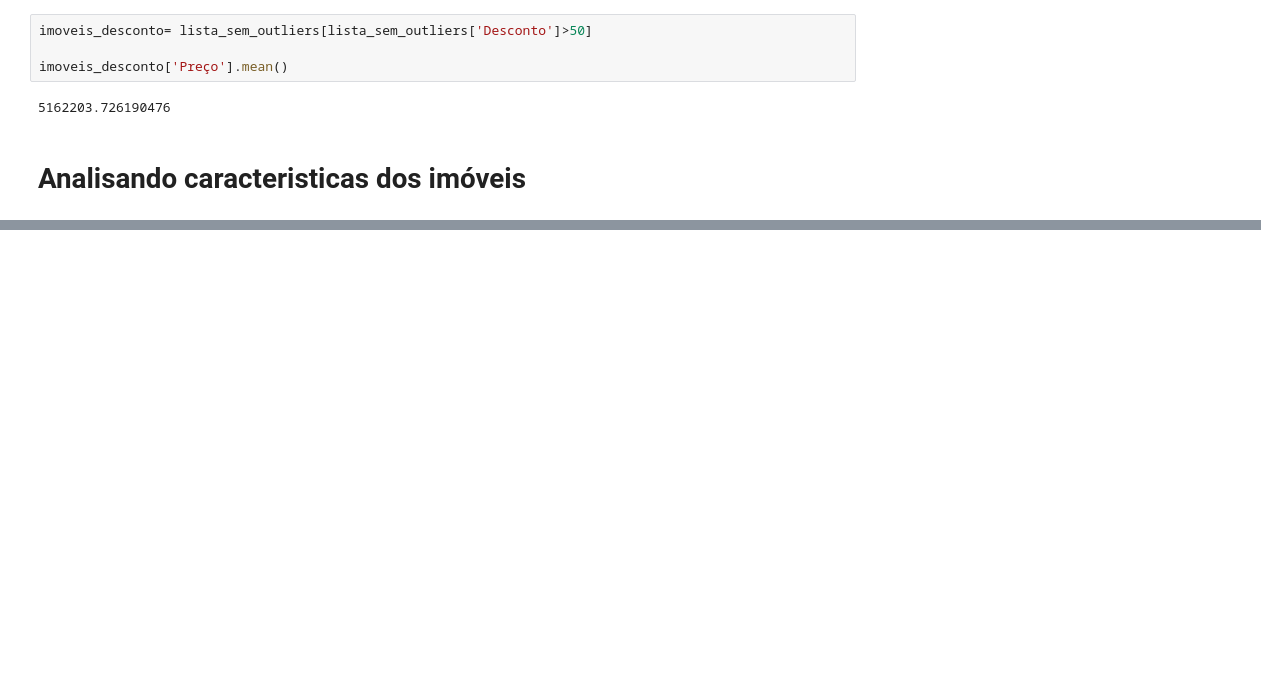
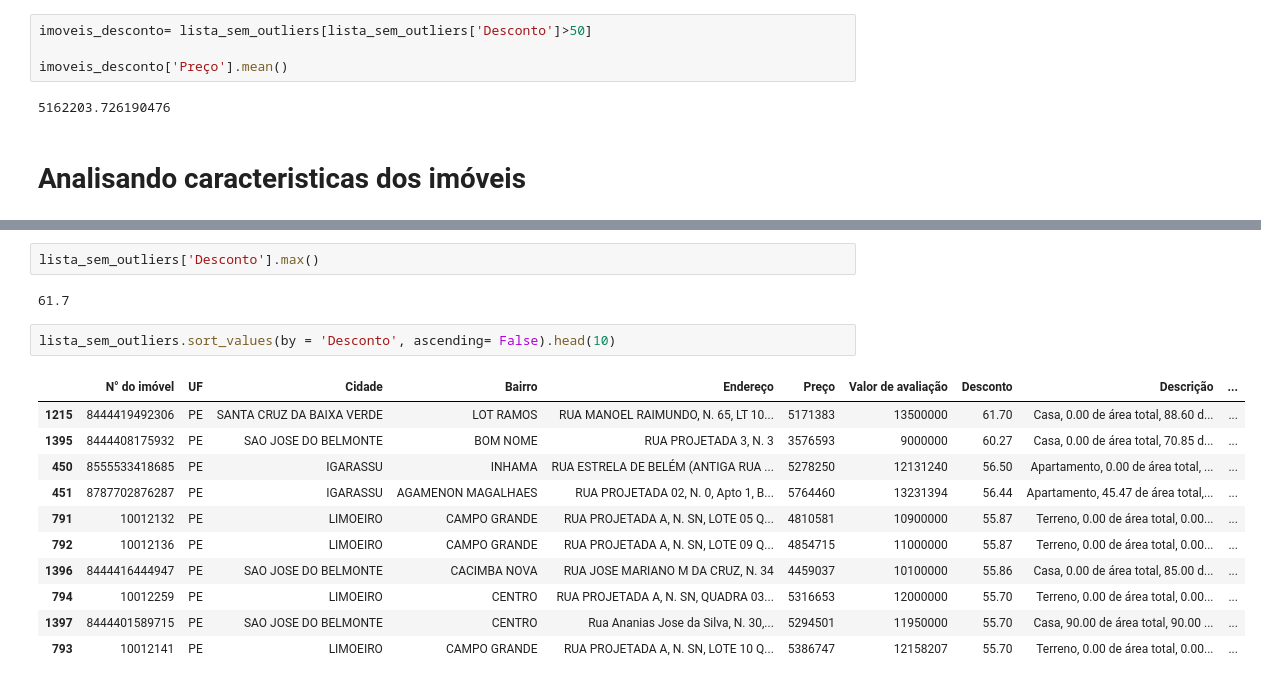
Before and after one commit to Cecimedeiros/analise_imoveis_pe, a Jupyter notebook: imoveis_pe.ipynb, the cells around one changed output, grey strips where cells are left out. Saved outputs shown, nothing was run; the diff lists cells and outputs as text; blank space fills up the shorter version.

```diff
--- a/imoveis_pe.ipynb
+++ b/imoveis_pe.ipynb
@@ -444,0 +593,18 @@ print(top_10_cidades)
+# %%
+lista_sem_outliers['Desconto'].max()
+# %% [output]
+61.7
+# %%
+lista_sem_outliers.sort_values(by = 'Desconto', ascending= False).head(10)
+# %% [output]
+|  | N° do imóvel | UF | Cidade | Bairro | Endereço | Preço | Valor de avaliação | Desconto | Descrição | ... |
+| 1215 | 8444419492306 | PE | SANTA CRUZ DA BAIXA VERDE | LOT RAMOS | RUA MANOEL RAIMUNDO, N. 65, LT 10... | 5171383 | 13500000 | 61.70 | Casa, 0.00 de área total, 88.60 d... | ... |
+| 1395 | 8444408175932 | PE | SAO JOSE DO BELMONTE | BOM NOME | RUA PROJETADA 3, N. 3 | 3576593 | 9000000 | 60.27 | Casa, 0.00 de área total, 70.85 d... | ... |
+| 450 | 8555533418685 | PE | IGARASSU | INHAMA | RUA ESTRELA DE BELÉM (ANTIGA RUA ... | 5278250 | 12131240 | 56.50 | Apartamento, 0.00 de área total, ... | ... |
+| 451 | 8787702876287 | PE | IGARASSU | AGAMENON MAGALHAES | RUA PROJETADA 02, N. 0, Apto 1, B... | 5764460 | 13231394 | 56.44 | Apartamento, 45.47 de área total,... | ... |
+| 791 | 10012132 | PE | LIMOEIRO | CAMPO GRANDE | RUA PROJETADA A, N. SN, LOTE 05 Q... | 4810581 | 10900000 | 55.87 | Terreno, 0.00 de área total, 0.00... | ... |
+| 792 | 10012136 | PE | LIMOEIRO | CAMPO GRANDE | RUA PROJETADA A, N. SN, LOTE 09 Q... | 4854715 | 11000000 | 55.87 | Terreno, 0.00 de área total, 0.00... | ... |
+| 1396 | 8444416444947 | PE | SAO JOSE DO BELMONTE | CACIMBA NOVA | RUA JOSE MARIANO M DA CRUZ, N. 34 | 4459037 | 10100000 | 55.86 | Casa, 0.00 de área total, 85.00 d... | ... |
+| 794 | 10012259 | PE | LIMOEIRO | CENTRO | RUA PROJETADA A, N. SN, QUADRA 03... | 5316653 | 12000000 | 55.70 | Terreno, 0.00 de área total, 0.00... | ... |
+| 1397 | 8444401589715 | PE | SAO JOSE DO BELMONTE | CENTRO | Rua Ananias Jose da Silva, N. 30,... | 5294501 | 11950000 | 55.70 | Casa, 90.00 de área total, 90.00 ... | ... |
+| 793 | 10012141 | PE | LIMOEIRO | CAMPO GRANDE | RUA PROJETADA A, N. SN, LOTE 10 Q... | 5386747 | 12158207 | 55.70 | Terreno, 0.00 de área total, 0.00... | ... |
```
Also changed, not shown: parts of 19 cells of this notebook.
